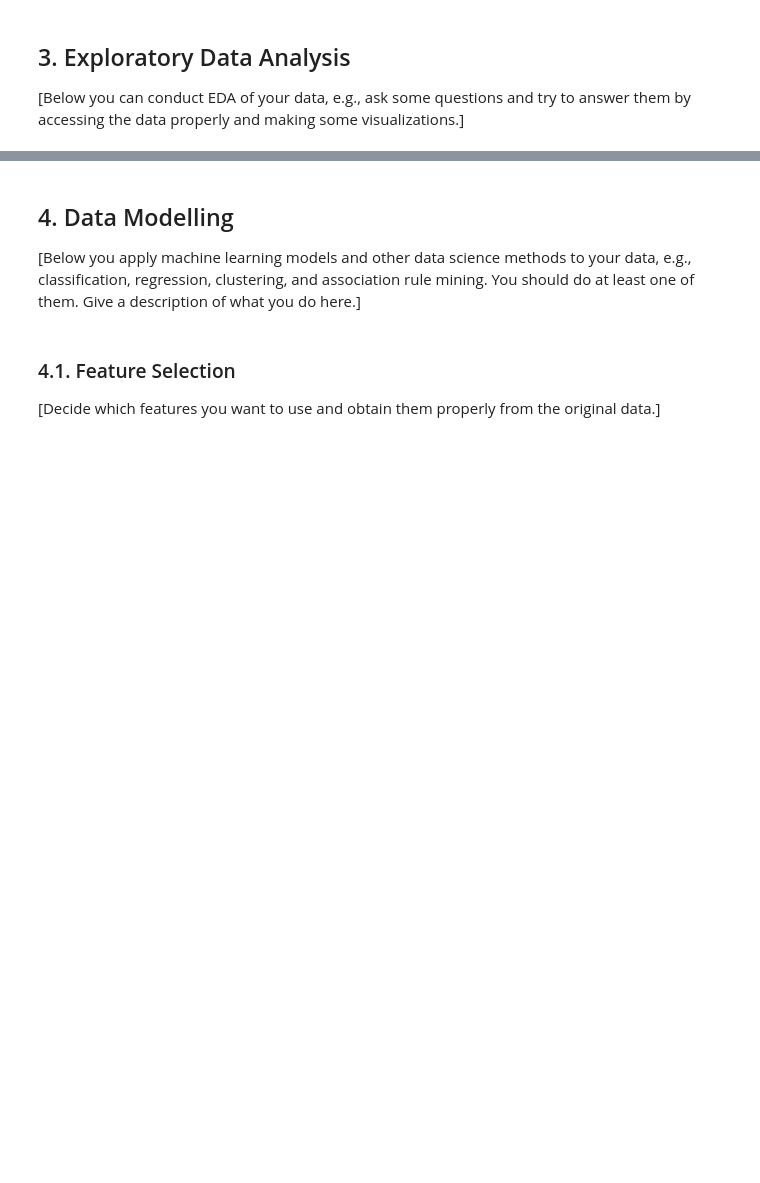
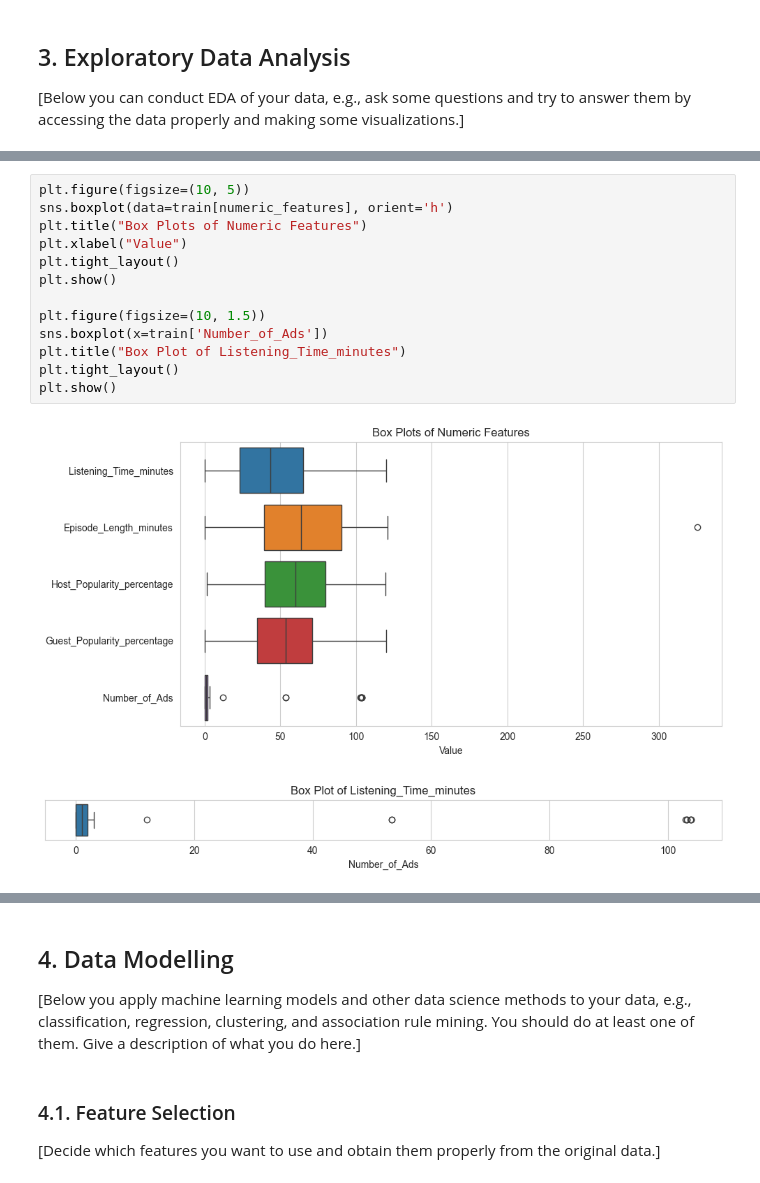
Before and after one commit to rifolio/PodcastWatchTimePrediction, a Jupyter notebook: Group_Vladyslav_report.ipynb, the cells around one changed output, grey strips where cells are left out. Cells and saved outputs as stored; diff of their text form; blank space fills up the shorter version.

```diff
--- a/Group_Vladyslav_report.ipynb
+++ b/Group_Vladyslav_report.ipynb
@@ -293,0 +322,16 @@ memory usage: 70.3+ MB
+# %%
+plt.figure(figsize=(10, 5))
+sns.boxplot(data=train[numeric_features], orient='h')
+plt.title("Box Plots of Numeric Features")
+plt.xlabel("Value")
+plt.tight_layout()
+plt.show()
+
+plt.figure(figsize=(10, 1.5))
+sns.boxplot(x=train['Number_of_Ads'])
+plt.title("Box Plot of Listening_Time_minutes")
+plt.tight_layout()
+plt.show()
+# %% [output]
+[figure, added]
+[figure, added]
```
Also changed, not shown: parts of 21 cells of this notebook.
